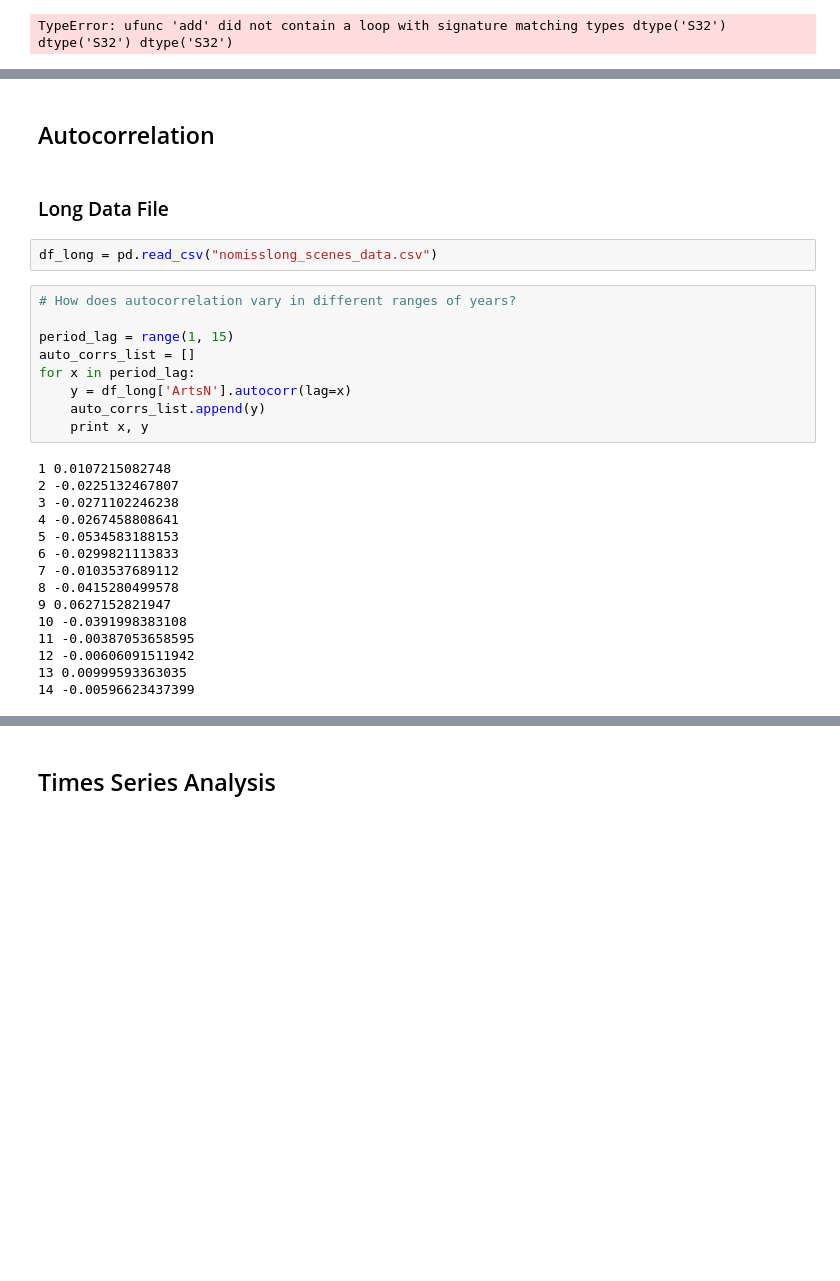
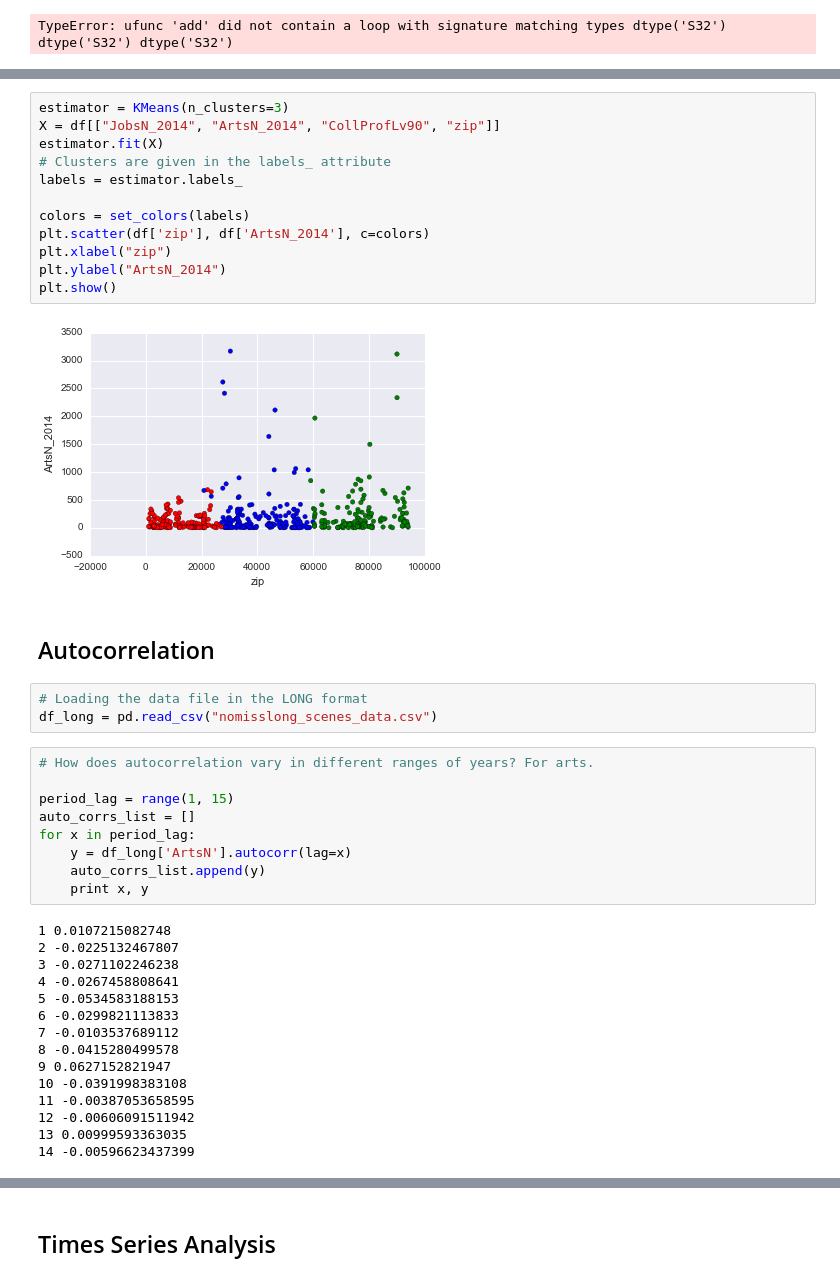
Before and after one commit to cysakamoto/GA_DataScience_FinalProject, a Jupyter notebook: Final Project.ipynb, the cells around one changed output, grey strips where cells are left out. Cells and saved outputs as stored; diff of their text form; blank space fills up the shorter version.

```diff
--- a/Final Project.ipynb
+++ b/Final Project.ipynb
@@ -719,11 +719,24 @@ TypeError: ufunc 'add' did not contain a loop with signature matching types dtyp
+# %%
+estimator = KMeans(n_clusters=3)
+X = df[["JobsN_2014", "ArtsN_2014", "CollProfLv90", "zip"]]
+estimator.fit(X)
+# Clusters are given in the labels_ attribute
+labels = estimator.labels_
+
+colors = set_colors(labels)
+plt.scatter(df['zip'], df['ArtsN_2014'], c=colors)
+plt.xlabel("zip")
+plt.ylabel("ArtsN_2014")
+plt.show()
+# %% [output]
+[figure, added]
 # %% [markdown]
 ## Autocorrelation
-# %% [markdown]
-### Long Data File
-# %%
-df_long = pd.read_csv("nomisslong_scenes_data.csv")
+# %%
+# Loading the data file in the LONG format
+df_long = pd.read_csv("nomisslong_scenes_data.csv")
 # %%
-# How does autocorrelation vary in different ranges of years?
+# How does autocorrelation vary in different ranges of years? For arts.
 
 period_lag = range(1, 15)
 auto_corrs_list = []
```
Also changed, not shown: parts of 26 cells of this notebook, 2 other files.
